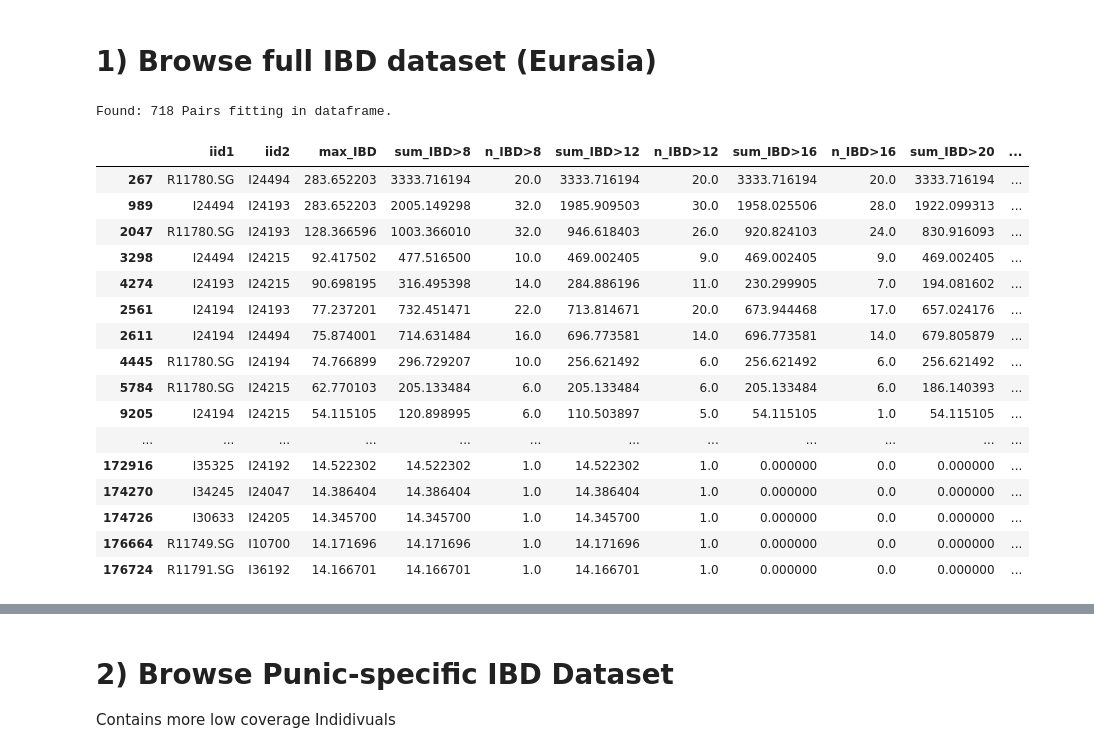
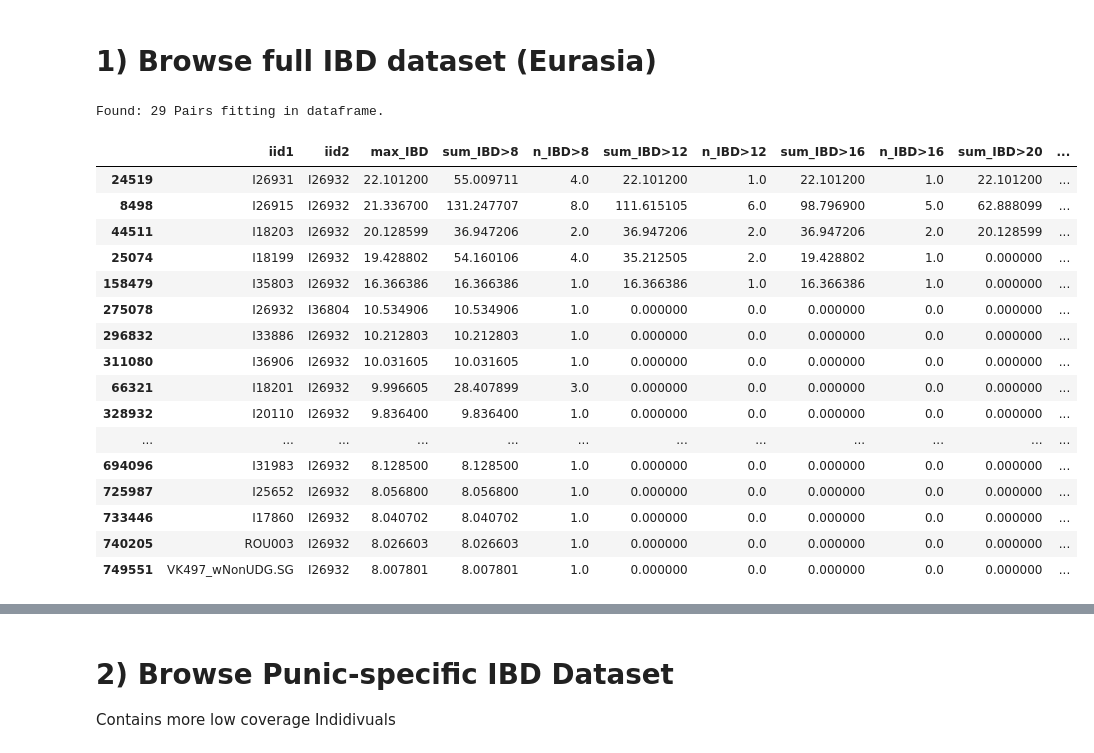
Before and after one commit to hringbauer/punic_aDNA, a Jupyter notebook: notebooks/ibd/browse_punic_IBD.ipynb, the cells around one changed output, grey strips where cells are left out. Saved outputs shown, nothing was run; the diff lists cells and outputs as text; code cells hidden in the pictures.

```diff
--- a/notebooks/ibd/browse_punic_IBD.ipynb
+++ b/notebooks/ibd/browse_punic_IBD.ipynb
@@ -49,25 +49,25 @@ new_columns(df, df_meta, col = ["age", "loc", "n_cov_snp","clst"]) #"clst"
 df=df.sort_values(by="sum_IBD>20", ascending=False)
 df20 = df[df["max_IBD"]>16].copy()
 # %%
-give_sub_df(df, pop1='Kerkouane', pop2='', col='loc').sort_values(by="max_IBD", ascending=False)[:50]
+give_sub_df(df, pop1='', pop2='I26932', col='iid').sort_values(by="max_IBD", ascending=False)[:50]
 # %% [output]
-Found: 718 Pairs fitting in dataframe.
+Found: 29 Pairs fitting in dataframe.
 |  | iid1 | iid2 | max_IBD | sum_IBD>8 | n_IBD>8 | sum_IBD>12 | n_IBD>12 | sum_IBD>16 | n_IBD>16 | sum_IBD>20 | ... |
-| 267 | R11780.SG | I24494 | 283.652203 | 3333.716194 | 20.0 | 3333.716194 | 20.0 | 3333.716194 | 20.0 | 3333.716194 | ... |
-| 989 | I24494 | I24193 | 283.652203 | 2005.149298 | 32.0 | 1985.909503 | 30.0 | 1958.025506 | 28.0 | 1922.099313 | ... |
-| 2047 | R11780.SG | I24193 | 128.366596 | 1003.366010 | 32.0 | 946.618403 | 26.0 | 920.824103 | 24.0 | 830.916093 | ... |
-| 3298 | I24494 | I24215 | 92.417502 | 477.516500 | 10.0 | 469.002405 | 9.0 | 469.002405 | 9.0 | 469.002405 | ... |
-| 4274 | I24193 | I24215 | 90.698195 | 316.495398 | 14.0 | 284.886196 | 11.0 | 230.299905 | 7.0 | 194.081602 | ... |
-| 2561 | I24194 | I24193 | 77.237201 | 732.451471 | 22.0 | 713.814671 | 20.0 | 673.944468 | 17.0 | 657.024176 | ... |
-| 2611 | I24194 | I24494 | 75.874001 | 714.631484 | 16.0 | 696.773581 | 14.0 | 696.773581 | 14.0 | 679.805879 | ... |
-| 4445 | R11780.SG | I24194 | 74.766899 | 296.729207 | 10.0 | 256.621492 | 6.0 | 256.621492 | 6.0 | 256.621492 | ... |
-| 5784 | R11780.SG | I24215 | 62.770103 | 205.133484 | 6.0 | 205.133484 | 6.0 | 205.133484 | 6.0 | 186.140393 | ... |
-| 9205 | I24194 | I24215 | 54.115105 | 120.898995 | 6.0 | 110.503897 | 5.0 | 54.115105 | 1.0 | 54.115105 | ... |
+| 24519 | I26931 | I26932 | 22.101200 | 55.009711 | 4.0 | 22.101200 | 1.0 | 22.101200 | 1.0 | 22.101200 | ... |
+| 8498 | I26915 | I26932 | 21.336700 | 131.247707 | 8.0 | 111.615105 | 6.0 | 98.796900 | 5.0 | 62.888099 | ... |
+| 44511 | I18203 | I26932 | 20.128599 | 36.947206 | 2.0 | 36.947206 | 2.0 | 36.947206 | 2.0 | 20.128599 | ... |
+| 25074 | I18199 | I26932 | 19.428802 | 54.160106 | 4.0 | 35.212505 | 2.0 | 19.428802 | 1.0 | 0.000000 | ... |
+| 158479 | I35803 | I26932 | 16.366386 | 16.366386 | 1.0 | 16.366386 | 1.0 | 16.366386 | 1.0 | 0.000000 | ... |
+| 275078 | I26932 | I36804 | 10.534906 | 10.534906 | 1.0 | 0.000000 | 0.0 | 0.000000 | 0.0 | 0.000000 | ... |
+| 296832 | I33886 | I26932 | 10.212803 | 10.212803 | 1.0 | 0.000000 | 0.0 | 0.000000 | 0.0 | 0.000000 | ... |
+| 311080 | I36906 | I26932 | 10.031605 | 10.031605 | 1.0 | 0.000000 | 0.0 | 0.000000 | 0.0 | 0.000000 | ... |
+| 66321 | I18201 | I26932 | 9.996605 | 28.407899 | 3.0 | 0.000000 | 0.0 | 0.000000 | 0.0 | 0.000000 | ... |
+| 328932 | I20110 | I26932 | 9.836400 | 9.836400 | 1.0 | 0.000000 | 0.0 | 0.000000 | 0.0 | 0.000000 | ... |
 | ... | ... | ... | ... | ... | ... | ... | ... | ... | ... | ... | ... |
-| 172916 | I35325 | I24192 | 14.522302 | 14.522302 | 1.0 | 14.522302 | 1.0 | 0.000000 | 0.0 | 0.000000 | ... |
-| 174270 | I34245 | I24047 | 14.386404 | 14.386404 | 1.0 | 14.386404 | 1.0 | 0.000000 | 0.0 | 0.000000 | ... |
-| 174726 | I30633 | I24205 | 14.345700 | 14.345700 | 1.0 | 14.345700 | 1.0 | 0.000000 | 0.0 | 0.000000 | ... |
-| 176664 | R11749.SG | I10700 | 14.171696 | 14.171696 | 1.0 | 14.171696 | 1.0 | 0.000000 | 0.0 | 0.000000 | ... |
-| 176724 | R11791.SG | I36192 | 14.166701 | 14.166701 | 1.0 | 14.166701 | 1.0 | 0.000000 | 0.0 | 0.000000 | ... |
+| 694096 | I31983 | I26932 | 8.128500 | 8.128500 | 1.0 | 0.000000 | 0.0 | 0.000000 | 0.0 | 0.000000 | ... |
+| 725987 | I25652 | I26932 | 8.056800 | 8.056800 | 1.0 | 0.000000 | 0.0 | 0.000000 | 0.0 | 0.000000 | ... |
+| 733446 | I17860 | I26932 | 8.040702 | 8.040702 | 1.0 | 0.000000 | 0.0 | 0.000000 | 0.0 | 0.000000 | ... |
+| 740205 | ROU003 | I26932 | 8.026603 | 8.026603 | 1.0 | 0.000000 | 0.0 | 0.000000 | 0.0 | 0.000000 | ... |
+| 749551 | VK497_wNonUDG.SG | I26932 | 8.007801 | 8.007801 | 1.0 | 0.000000 | 0.0 | 0.000000 | 0.0 | 0.000000 | ... |
 # %%
 give_sub_df(df, pop1='I24494', pop2='', col='iid').sort_values(by="max_IBD", ascending=False)[:50]
```
Also changed, not shown: parts of 7 cells of this notebook, 5 other files.
